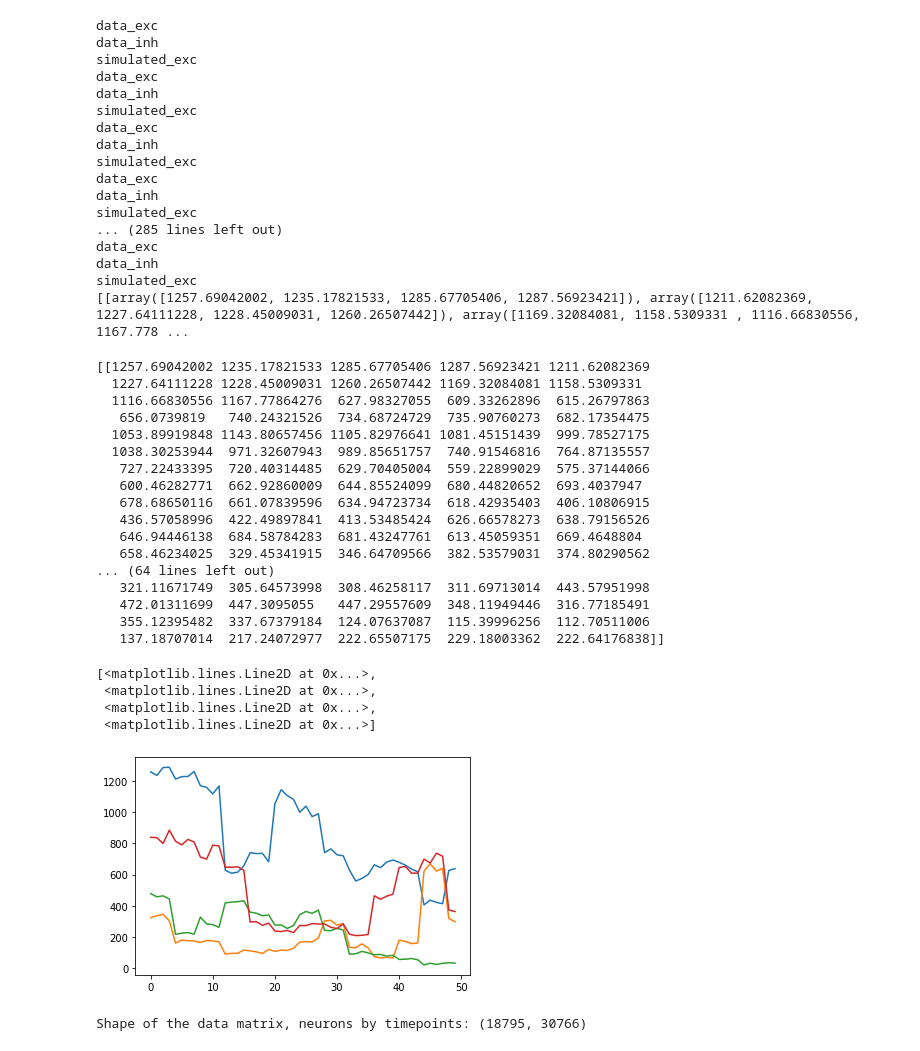
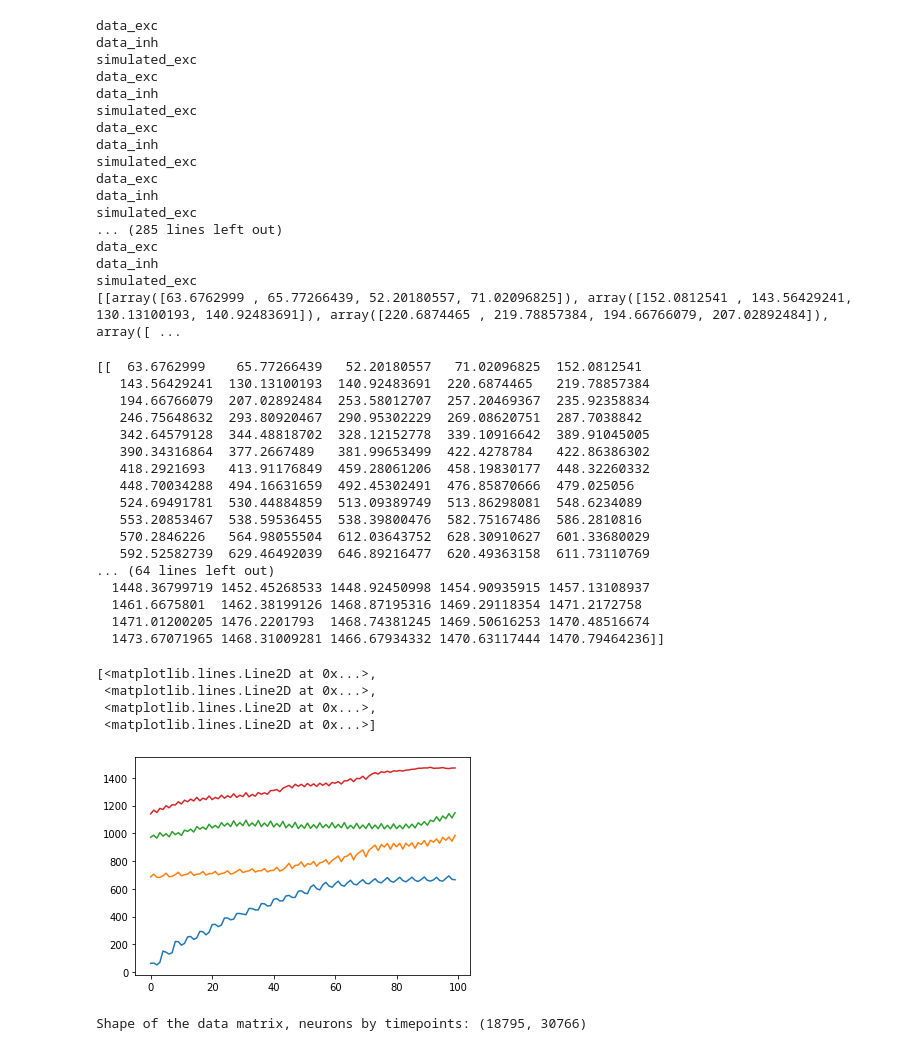
Before and after one commit to mariakesa/neuromatch2020, a Jupyter notebook: SimulatorStarter.ipynb, the cells around one changed output. Saved outputs shown, nothing was run; the diff lists cells and outputs as text; code cells hidden in the pictures.

```diff
--- a/SimulatorStarter.ipynb
+++ b/SimulatorStarter.ipynb
@@ -29,8 +29,10 @@ class Synapse():
         if self.syn_type=='inh':
             self.syn_weights=-np.random.gamma(shape=k,scale=theta,size=(col_dim,row_dim))
             #self.syn_weights=-np.random.normal(loc=0,size=(col_dim,row_dim))
+            self.syn_weights=MinMaxScaler().fit_transform(self.syn_weights)
         elif self.syn_type=='exc':
             self.syn_weights=np.random.gamma(shape=k,scale=theta,size=(col_dim,row_dim))
+            self.syn_weights=MinMaxScaler().fit_transform(self.syn_weights)
 
     def learn(self,pre_syn_activities,post_syn_activities):
         if plasticity=='BCM':
@@ -52,7 +54,13 @@ class Simulate():
         self.connectivity_graph=self.init_dict['connectivity_graph']
         self.node_classification=self.init_dict['node_classification']
         self.node_ns=self.init_dict['node_ns']
-        self.data=data
+        #self.data=data
+        minm_data=[]
+        for j in data:
+            minm=MinMaxScaler()
+            minm.fit(j)
+            minm_data.append(minm.transform(j))
+        self.data=minm_data
         self.data_dict={}
         self.sim_dict={}
         dat_ind=0
@@ -134,7 +142,7 @@ class Simulate():
             weights_stack=weights_stack[:,1:]
             act_stack=act_stack[1:]
             dt=0.01
-            activation=dt*(-self.prev_timepoint[i]+weights_stack@self.transfer_function(act_stack))
+            activation=self.prev_timepoint[i]+dt*(-self.prev_timepoint[i]+weights_stack@self.transfer_function(act_stack))
             activation = activation*(0.5 * (np.sign(activation) + 1))
             self.prev_timepoint[i]=activation
             self.act_lst[i].append(activation)
@@ -158,6 +166,8 @@ class Simulate():
 
         return x
 # %%
+from sklearn.preprocessing import MinMaxScaler
+
 node_classification=['data_exc','data_inh','simulated_exc']
 connectivity_graph=np.array([[0,0,1],[0,0,1],[0,0,0]])
 node_ns=[exc_dat.shape[0],inh_dat.shape[0],4]
@@ -182,34 +192,34 @@ simulated_exc
 data_exc
 data_inh
 simulated_exc
-[[array([1257.69042002, 1235.17821533, 1285.67705406, 1287.56923421]), array([1211.62082369, 1227.64111228, 1228.45009031, 1260.26507442]), array([1169.32084081, 1158.5309331 , 1116.66830556, 1167.778 ...
+[[array([63.6762999 , 65.77266439, 52.20180557, 71.02096825]), array([152.0812541 , 143.56429241, 130.13100193, 140.92483691]), array([220.6874465 , 219.78857384, 194.66766079, 207.02892484]), array([ ...
 # %%
 print(activities[0])
 import matplotlib.pyplot as plt
-plt.plot(activities[0].T[:50])
+plt.plot(activities[0].T)
 # %% [output]
-[[1257.69042002 1235.17821533 1285.67705406 1287.56923421 1211.62082369
-  1227.64111228 1228.45009031 1260.26507442 1169.32084081 1158.5309331
-  1116.66830556 1167.77864276  627.98327055  609.33262896  615.26797863
-   656.0739819   740.24321526  734.68724729  735.90760273  682.17354475
-  1053.89919848 1143.80657456 1105.82976641 1081.45151439  999.78527175
-  1038.30253944  971.32607943  989.85651757  740.91546816  764.87135557
-   727.22433395  720.40314485  629.70405004  559.22899029  575.37144066
-   600.46282771  662.92860009  644.85524099  680.44820652  693.4037947
-   678.68650116  661.07839596  634.94723734  618.42935403  406.10806915
-   436.57058996  422.49897841  413.53485424  626.66578273  638.79156526
-   646.94446138  684.58784283  681.43247761  613.45059351  669.4648804
-   658.46234025  329.45341915  346.64709566  382.53579031  374.80290562
+[[  63.6762999    65.77266439   52.20180557   71.02096825  152.0812541
+   143.56429241  130.13100193  140.92483691  220.6874465   219.78857384
+   194.66766079  207.02892484  253.58012707  257.20469367  235.92358834
+   246.75648632  293.80920467  290.95302229  269.08620751  287.7038842
+   342.64579128  344.48818702  328.12152778  339.10916642  389.91045005
+   390.34316864  377.2667489   381.99653499  422.4278784   422.86386302
+   418.2921693   413.91176849  459.28061206  458.19830177  448.32260332
+   448.70034288  494.16631659  492.45302491  476.85870666  479.025056
+   524.69491781  530.44884859  513.09389749  513.86298081  548.6234089
+   553.20853467  538.59536455  538.39800476  582.75167486  586.2810816
+   570.2846226   564.98055504  612.03643752  628.30910627  601.33680029
+   592.52582739  629.46492039  646.89216477  620.49363158  611.73110769
 ... (64 lines left out)
-   321.11671749  305.64573998  308.46258117  311.69713014  443.57951998
-   472.01311699  447.3095055   447.29557609  348.11949446  316.77185491
-   355.12395482  337.67379184  124.07637087  115.39996256  112.70511006
-   137.18707014  217.24072977  222.65507175  229.18003362  222.64176838]]
+  1448.36799719 1452.45268533 1448.92450998 1454.90935915 1457.13108937
+  1461.6675801  1462.38199126 1468.87195316 1469.29118354 1471.2172758
+  1471.01200205 1476.2201793  1468.74381245 1469.50616253 1470.48516674
+  1473.67071965 1468.31009281 1466.67934332 1470.63117444 1470.79464236]]
 [<matplotlib.lines.Line2D at 0x...>,
  <matplotlib.lines.Line2D at 0x...>,
  <matplotlib.lines.Line2D at 0x...>,
  <matplotlib.lines.Line2D at 0x...>]
-[figure, old version]
+[figure, new version]
 # %%
 data_path='/media/maria/DATA1/Documents/data_for_suite2p/TX39_total/'
 dt=1
```
